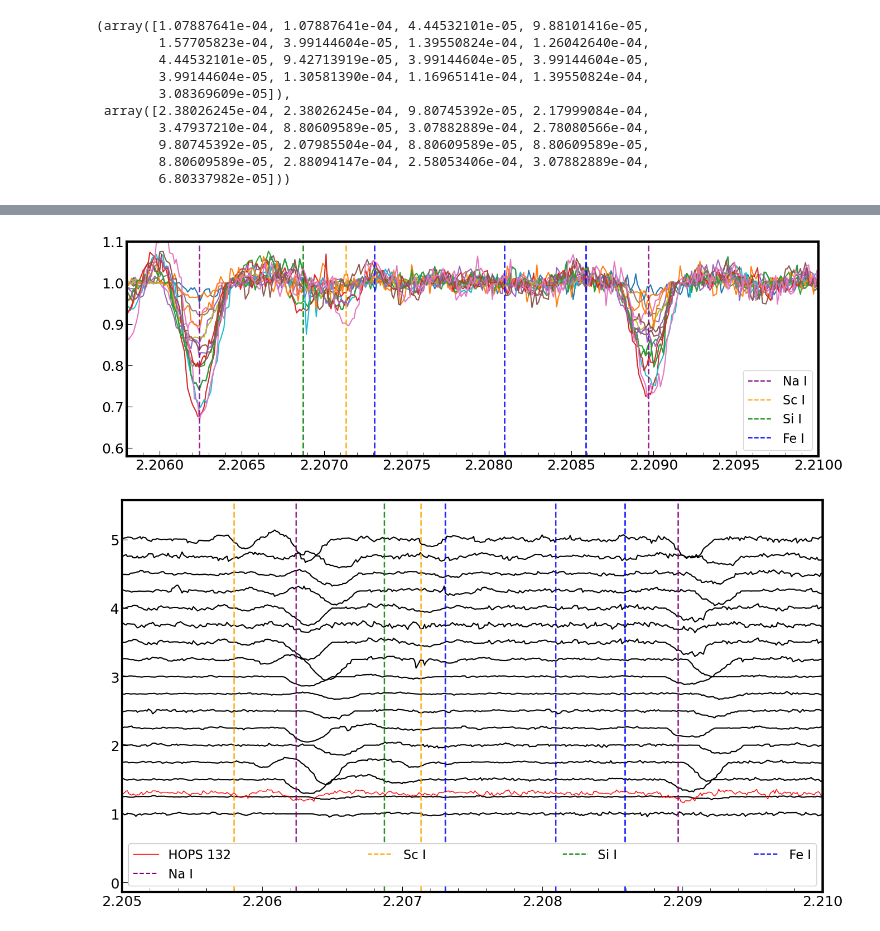
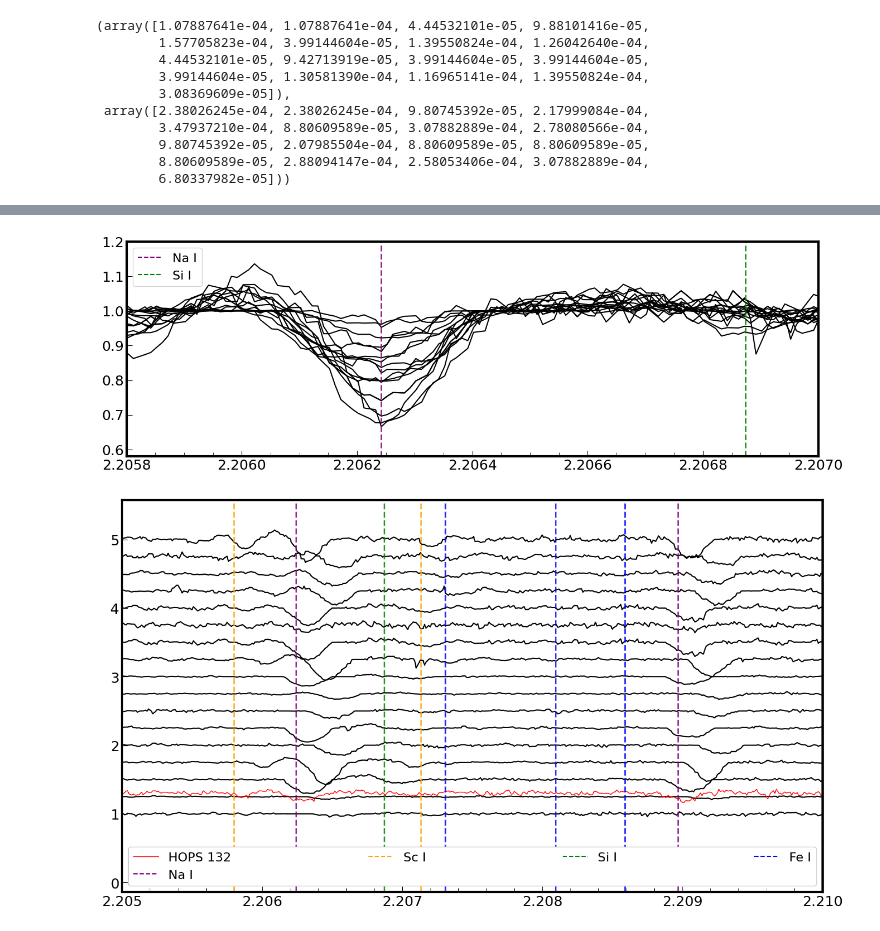
Before and after one commit to SavOliveira/IGRINS-Spectra, a Jupyter notebook: standards_velocity_shifts.ipynb, the cells around one changed output, grey strips where cells are left out. Cells and saved outputs as stored; diff of their text form; code cells hidden in the pictures.

```diff
--- a/standards_velocity_shifts.ipynb
+++ b/standards_velocity_shifts.ipynb
@@ -239,0 +238,32 @@ standard_table['Wavelength_Shift'] = wavelen_shift_array
+# %%
+wave_min = 2.206 # just checking the Na I doublet
+wave_max = 2.207
+
+fig, ax = plt.subplots(figsize=(16,5))
+# plt.plot(wavelen_stack[:,:],flux_stack[:,:]) # just to show
+for i in range(len(standard_list)):
+    plt.plot(wavelen_stack[:,i],flux_stack[:,i],ls='-') # Shifted
+
+line_mask = (lines_table['Observed'] >= wave_min) & (lines_table['Observed'] <= wave_max) # bitwise conditional for NIST lines
+label_added = {} # Just to keep track in the loop below
+
+for spectrum, color in zip(mask_list,color_list):
+        for i in range(len(lines_table[line_mask & spectrum])):
+            spec_label = lines_table[line_mask & spectrum]['Spectrum'][0]  # Get the spectrum label
+            if spec_label not in label_added:  # Check if label has been added to the legend
+                plt.axvline(lines_table[line_mask & spectrum]['Observed'][0],
+                            ymin=0, ymax=0,
+                              ls='--', c=color, label=spec_label)
+
+                label_added[spec_label] = True  # Mark label as added
+
+            plt.axvline(lines_table[line_mask & spectrum]['Observed'][i],
+                        ls='--',lw=2,alpha=0.85, c=color) # ymin= 0.95 - 0.05 * list(label_added.keys()).index(spec_label), ymax = 1 - 0.05 * list(label_added.keys()).index(spec_label)
+
+
+
+plt.xlim(wave_min-20*spec_res,wave_max)
+plt.ylim(0.58,1.2)
+
+# plt.legend()
+plt.show()
@@ -240,36 +272,36 @@ standard_table['Wavelength_Shift'] = wavelen_shift_array
 # %%
-wave_min = 2.206 # just checking the Na I doublet
-wave_max = 2.21
+# wave_min = 2.206 # just checking the Na I doublet
+# wave_max = 2.21
 source = 3
 
 fig,ax = plt.subplots(figsize=(16,5))
 # plt.plot(wavelen_stack[:,:],flux_stack[:,:]) # just to show
 for i in range(len(standard_list)):
-    plt.plot(wavelen_stack[:,i]-standard_table['Wavelength_Shift'][i],flux_stack[:,i],ls='-') # Shifted
+    plt.plot(wavelen_stack[:,i]-standard_table['Wavelength_Shift'][i],flux_stack[:,i],ls='-',c='k') # Shifted
 
 line_mask = (lines_table['Observed'] >= wave_min) & (lines_table['Observed'] <= wave_max) # bitwise conditional for NIST lines
 label_added = {} # Just to keep track in the loop below
 
 for spectrum, color in zip(mask_list,color_list):
         for i in range(len(lines_table[line_mask & spectrum])):
             spec_label = lines_table[line_mask & spectrum]['Spectrum'][0]  # Get the spectrum label
             if spec_label not in label_added:  # Check if label has been added to the legend
                 plt.axvline(lines_table[line_mask & spectrum]['Observed'][0],
                             ymin=0, ymax=0,
                               ls='--', c=color, label=spec_label)
 
                 label_added[spec_label] = True  # Mark label as added
 
             plt.axvline(lines_table[line_mask & spectrum]['Observed'][i],
                         ls='--',lw=2,alpha=0.85, c=color) # ymin= 0.95 - 0.05 * list(label_added.keys()).index(spec_label), ymax = 1 - 0.05 * list(label_added.keys()).index(spec_label)
 
 plt.xlim(wave_min-20*spec_res,wave_max)
-plt.ylim(0.58,1.1)
+plt.ylim(0.58,1.2)
 
 plt.legend()
 plt.show()
 # %% [output]
-[figure, old version]
+[figure, new version]
 # %%
 fig = plt.subplots(figsize=(16,9))
 flux_const = np.linspace(0,4,len(standard_list))
@@ -303,4 +335,4 @@ plt.xlim(wave_min,wave_max)
 plt.legend(framealpha=1,ncol=4,mode='expand',facecolor='white',labelcolor='black',loc='lower center')
 plt.show()
 # %% [output]
-[figure, old version]
+[figure, new version]
```
Also changed, not shown: parts of 4 cells of this notebook, 3 other files.
